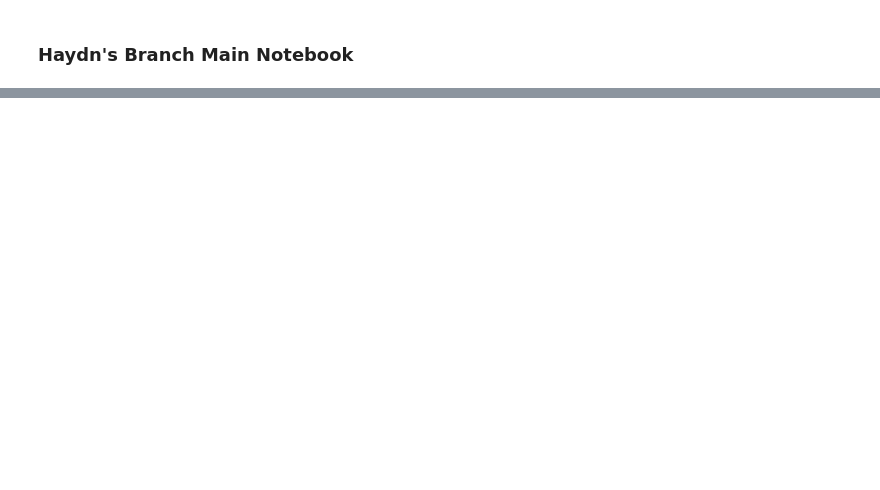
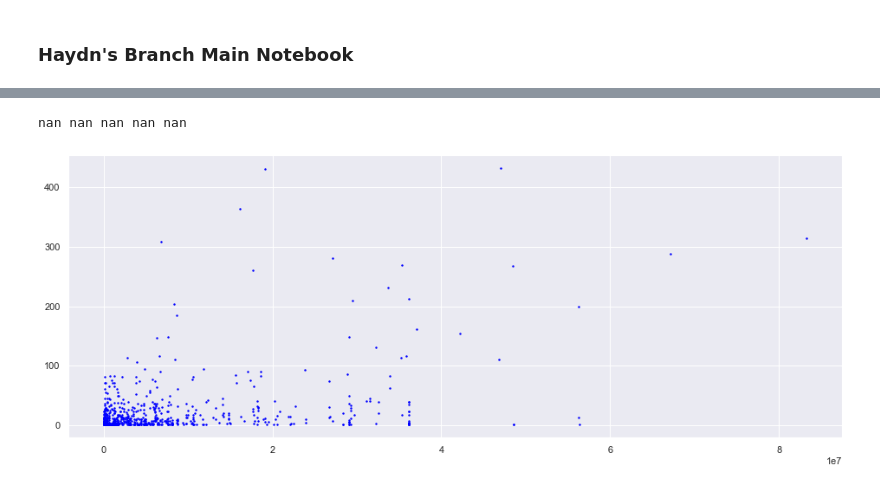
Before and after one commit to saharthejamal/project_one, a Jupyter notebook: Haydn-code.ipynb, the cells around one changed output, grey strips where cells are left out. Drawn from its saved outputs; the diff is of its cells as text; code cells hidden in the pictures; blank space fills up the shorter version.

```diff
--- a/Haydn-code.ipynb
+++ b/Haydn-code.ipynb
@@ -123,0 +220,13 @@ plt.bar(x_axis,top_20_artists,alpha=1,align="center")
+# %%
+artist_streams_df = top200_df.loc[:, ['Artist','Streams']]
+
+artist_streams_df['Streams'] = artist_streams_df['Streams'].str.replace(' ','')
+artist_streams_df['Streams'] = artist_streams_df['Streams'].str.replace('"', '')
+artist_streams_df['Streams'] = artist_streams_df['Streams'].str.replace(',', '')
+artist_streams_df['Streams'] = artist_streams_df['Streams'].apply(pd.to_numeric)
+
+artist_streams_df = pd.DataFrame(artist_streams_df.groupby(['Artist']).mean()).reset_index()
+
+# artist_streams_df['Streams'] = artist_streams_df['Streams']
+
+artist_streams_df.head()
@@ -123,0 +240,3 @@ plt.bar(x_axis,top_20_artists,alpha=1,align="center")
+# %%
+artist_data_df = artist_data_df[['Artist','Artist Followers']]
+artist_data_df.head()
@@ -123,0 +250,10 @@ plt.bar(x_axis,top_20_artists,alpha=1,align="center")
+# %%
+new_artist_df = pd.merge(artist,artist_data_df,on='Artist')
+
+new_artist_df = pd.merge(new_artist_df,artist_streams_df,on='Artist')
+
+new_artist_df['Average Streams'] = new_artist_df['Streams']
+new_artist_df['Times Charted'] = new_artist_df['Number of Times Charted']
+new_artist_df = new_artist_df[['Artist','Times Charted','Artist Followers','Average Streams']]
+
+new_artist_df.head()
@@ -123,0 +271,15 @@ plt.bar(x_axis,top_20_artists,alpha=1,align="center")
+# %%
+# matplotlib scatter plot
+x_values = new_artist_df['Artist Followers']
+y_values = new_artist_df['Times Charted']
+
+plt.scatter(x_values,y_values,marker='o',facecolors='blue',s=2)
+
+(slope, intercept, r_value, p_value, std_err) = linregress(x_values,y_values)
+regress_values = x_values * slope + intercept
+line_eq = "y = " + str(round(slope,2)) + "x + " + str(round(intercept,2))
+
+print(slope, intercept, r_value, p_value, std_err)
+# %% [output]
+nan nan nan nan nan
+[figure, added]
```
Also changed, not shown: parts of 20 cells of this notebook.
